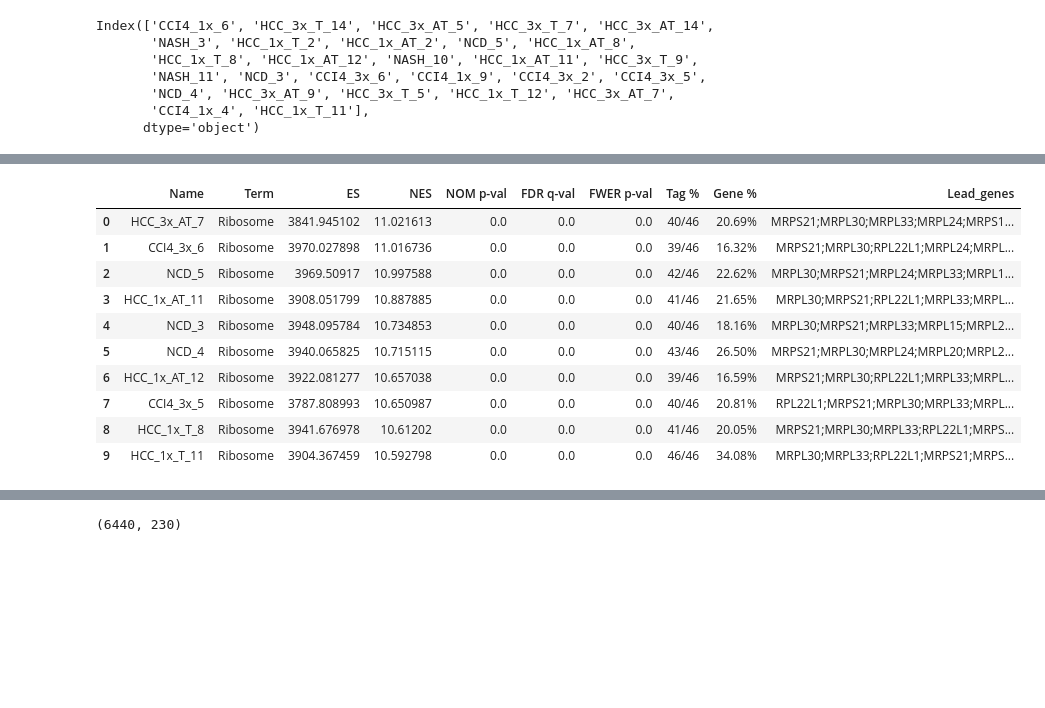
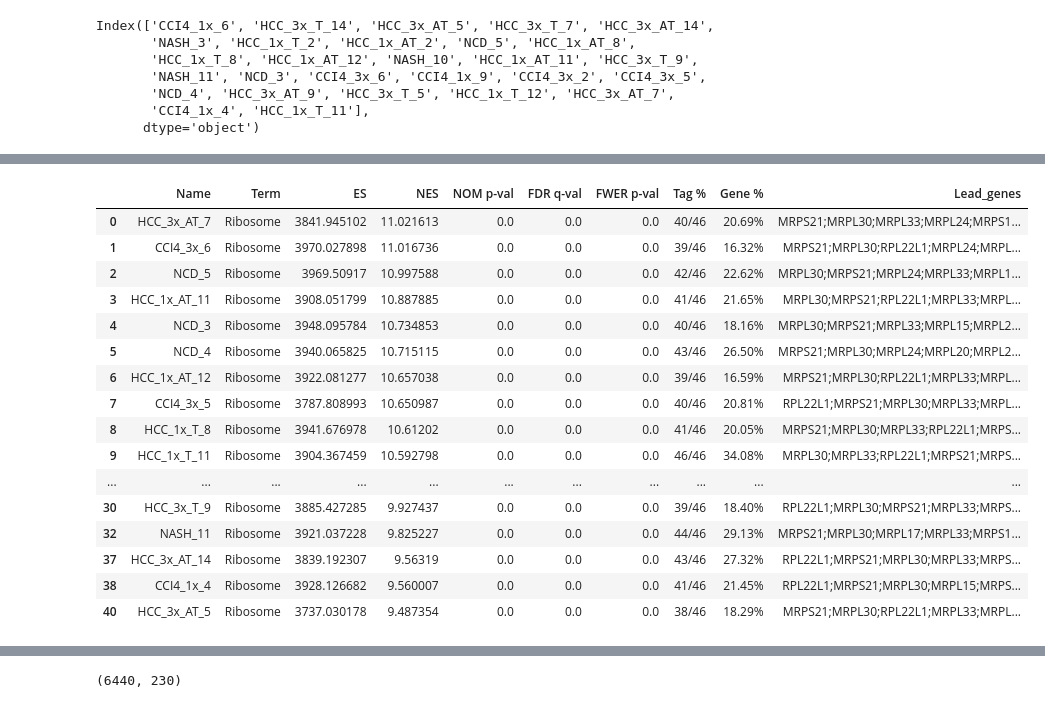
Before and after one commit to jigsaw-snu/NASH_HCC_liver-KRIBB_2022, a Jupyter notebook: srcs/rsem_star_deseq/sample_qc.ipynb, the cells around one changed output, grey strips where cells are left out. Cells and saved outputs as stored; diff of their text form; code cells hidden in the pictures; blank space fills up the shorter version.

```diff
--- a/srcs/rsem_star_deseq/sample_qc.ipynb
+++ b/srcs/rsem_star_deseq/sample_qc.ipynb
@@ -945,14 +924,0 @@ test = gp.ssgsea(data=cleaned_TPM_with_sym,
-# %%
-test.res2d.head(10)
-# %% [output]
-|  | Name | Term | ES | NES | NOM p-val | FDR q-val | FWER p-val | Tag % | Gene % | Lead_genes |
-| 0 | HCC_3x_AT_7 | Ribosome | 3841.945102 | 11.021613 | 0.0 | 0.0 | 0.0 | 40/46 | 20.69% | MRPS21;MRPL30;MRPL33;MRPL24;MRPS1... |
-| 1 | CCI4_3x_6 | Ribosome | 3970.027898 | 11.016736 | 0.0 | 0.0 | 0.0 | 39/46 | 16.32% | MRPS21;MRPL30;RPL22L1;MRPL24;MRPL... |
-| 2 | NCD_5 | Ribosome | 3969.50917 | 10.997588 | 0.0 | 0.0 | 0.0 | 42/46 | 22.62% | MRPL30;MRPS21;MRPL24;MRPL33;MRPL1... |
-| 3 | HCC_1x_AT_11 | Ribosome | 3908.051799 | 10.887885 | 0.0 | 0.0 | 0.0 | 41/46 | 21.65% | MRPL30;MRPS21;RPL22L1;MRPL33;MRPL... |
-| 4 | NCD_3 | Ribosome | 3948.095784 | 10.734853 | 0.0 | 0.0 | 0.0 | 40/46 | 18.16% | MRPL30;MRPS21;MRPL33;MRPL15;MRPL2... |
-| 5 | NCD_4 | Ribosome | 3940.065825 | 10.715115 | 0.0 | 0.0 | 0.0 | 43/46 | 26.50% | MRPS21;MRPL30;MRPL24;MRPL20;MRPL2... |
-| 6 | HCC_1x_AT_12 | Ribosome | 3922.081277 | 10.657038 | 0.0 | 0.0 | 0.0 | 39/46 | 16.59% | MRPS21;MRPL30;RPL22L1;MRPL33;MRPL... |
-| 7 | CCI4_3x_5 | Ribosome | 3787.808993 | 10.650987 | 0.0 | 0.0 | 0.0 | 40/46 | 20.81% | RPL22L1;MRPS21;MRPL30;MRPL33;MRPL... |
-| 8 | HCC_1x_T_8 | Ribosome | 3941.676978 | 10.61202 | 0.0 | 0.0 | 0.0 | 41/46 | 20.05% | MRPS21;MRPL30;MRPL33;RPL22L1;MRPS... |
-| 9 | HCC_1x_T_11 | Ribosome | 3904.367459 | 10.592798 | 0.0 | 0.0 | 0.0 | 46/46 | 34.08% | MRPL30;MRPL33;RPL22L1;MRPS21;MRPS... |
@@ -959,3 +927,23 @@ test.res2d.head(10)
+# %%
+test.res2d[test.res2d['Term'] == "Ribosome"]
+# %% [output]
+|  | Name | Term | ES | NES | NOM p-val | FDR q-val | FWER p-val | Tag % | Gene % | Lead_genes |
+| 0 | HCC_3x_AT_7 | Ribosome | 3841.945102 | 11.021613 | 0.0 | 0.0 | 0.0 | 40/46 | 20.69% | MRPS21;MRPL30;MRPL33;MRPL24;MRPS1... |
+| 1 | CCI4_3x_6 | Ribosome | 3970.027898 | 11.016736 | 0.0 | 0.0 | 0.0 | 39/46 | 16.32% | MRPS21;MRPL30;RPL22L1;MRPL24;MRPL... |
+| 2 | NCD_5 | Ribosome | 3969.50917 | 10.997588 | 0.0 | 0.0 | 0.0 | 42/46 | 22.62% | MRPL30;MRPS21;MRPL24;MRPL33;MRPL1... |
+| 3 | HCC_1x_AT_11 | Ribosome | 3908.051799 | 10.887885 | 0.0 | 0.0 | 0.0 | 41/46 | 21.65% | MRPL30;MRPS21;RPL22L1;MRPL33;MRPL... |
+| 4 | NCD_3 | Ribosome | 3948.095784 | 10.734853 | 0.0 | 0.0 | 0.0 | 40/46 | 18.16% | MRPL30;MRPS21;MRPL33;MRPL15;MRPL2... |
+| 5 | NCD_4 | Ribosome | 3940.065825 | 10.715115 | 0.0 | 0.0 | 0.0 | 43/46 | 26.50% | MRPS21;MRPL30;MRPL24;MRPL20;MRPL2... |
+| 6 | HCC_1x_AT_12 | Ribosome | 3922.081277 | 10.657038 | 0.0 | 0.0 | 0.0 | 39/46 | 16.59% | MRPS21;MRPL30;RPL22L1;MRPL33;MRPL... |
+| 7 | CCI4_3x_5 | Ribosome | 3787.808993 | 10.650987 | 0.0 | 0.0 | 0.0 | 40/46 | 20.81% | RPL22L1;MRPS21;MRPL30;MRPL33;MRPL... |
+| 8 | HCC_1x_T_8 | Ribosome | 3941.676978 | 10.61202 | 0.0 | 0.0 | 0.0 | 41/46 | 20.05% | MRPS21;MRPL30;MRPL33;RPL22L1;MRPS... |
+| 9 | HCC_1x_T_11 | Ribosome | 3904.367459 | 10.592798 | 0.0 | 0.0 | 0.0 | 46/46 | 34.08% | MRPL30;MRPL33;RPL22L1;MRPS21;MRPS... |
+| ... | ... | ... | ... | ... | ... | ... | ... | ... | ... | ... |
+| 30 | HCC_3x_T_9 | Ribosome | 3885.427285 | 9.927437 | 0.0 | 0.0 | 0.0 | 39/46 | 18.40% | RPL22L1;MRPL30;MRPS21;MRPL33;MRPS... |
+| 32 | NASH_11 | Ribosome | 3921.037228 | 9.825227 | 0.0 | 0.0 | 0.0 | 44/46 | 29.13% | MRPS21;MRPL30;MRPL17;MRPL33;MRPS1... |
+| 37 | HCC_3x_AT_14 | Ribosome | 3839.192307 | 9.56319 | 0.0 | 0.0 | 0.0 | 43/46 | 27.32% | RPL22L1;MRPS21;MRPL30;MRPL33;MRPS... |
+| 38 | CCI4_1x_4 | Ribosome | 3928.126682 | 9.560007 | 0.0 | 0.0 | 0.0 | 41/46 | 21.45% | RPL22L1;MRPS21;MRPL30;MRPL15;MRPS... |
+| 40 | HCC_3x_AT_5 | Ribosome | 3737.030178 | 9.487354 | 0.0 | 0.0 | 0.0 | 38/46 | 18.29% | MRPS21;MRPL30;RPL22L1;MRPL33;MRPL... |
 # %%
 test.res2d.tail(10)
 # %% [output]
```
Also changed, not shown: parts of 10 cells of this notebook, 1 other file.
